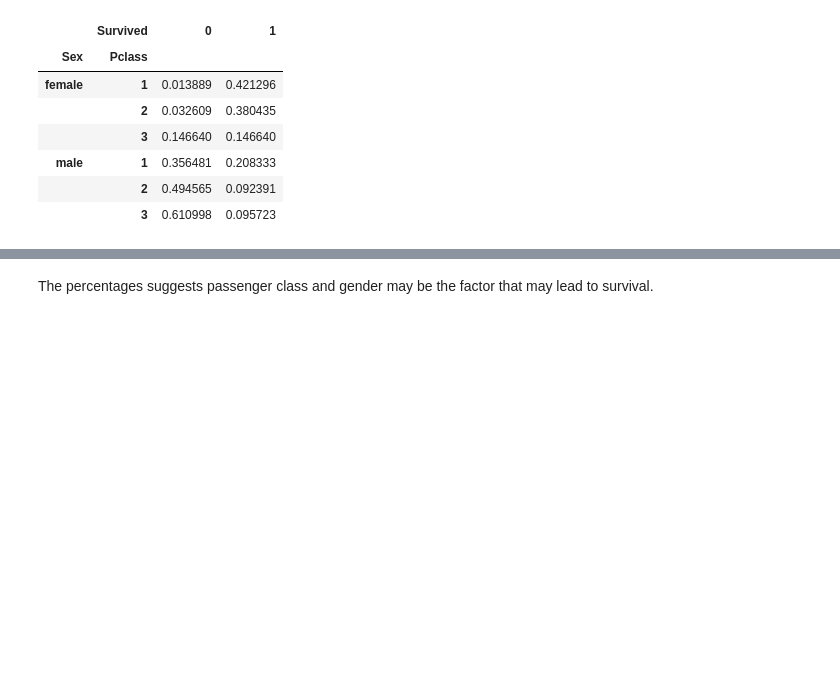
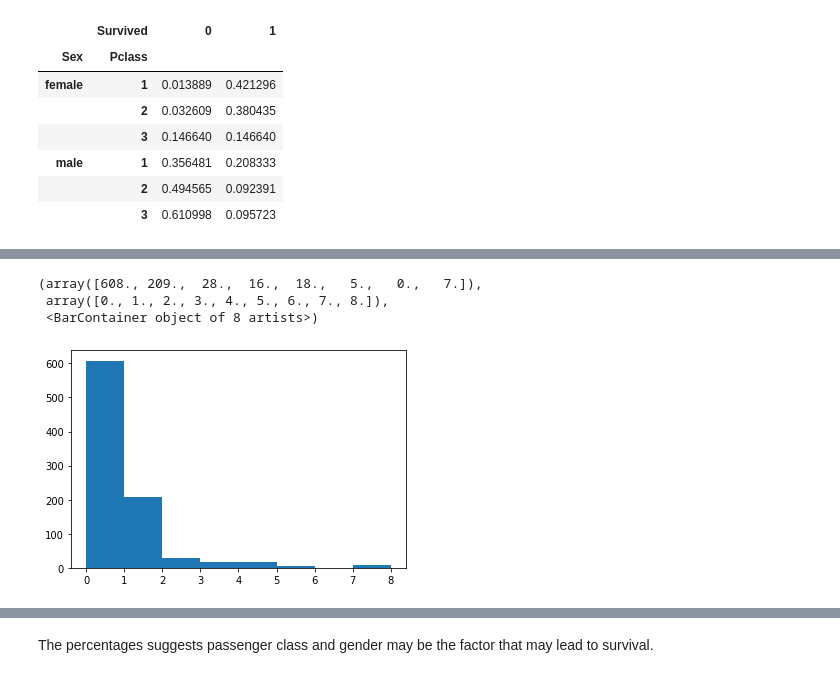
Before and after one commit to patRyserWelch8/KaggleTitanic, a Jupyter notebook: titanic.ipynb, the cells around one changed output, grey strips where cells are left out. Drawn from its saved outputs; the diff is of its cells as text; code cells hidden in the pictures; blank space fills up the shorter version.

```diff
--- a/titanic.ipynb
+++ b/titanic.ipynb
@@ -305,0 +329,7 @@ temp.unstack()
+# %%
+plt.hist(titanic_train.SibSp, bins = 8)
+# %% [output]
+(array([608., 209.,  28.,  16.,  18.,   5.,   0.,   7.]),
+ array([0., 1., 2., 3., 4., 5., 6., 7., 8.]),
+ <BarContainer object of 8 artists>)
+[figure, added]
```
Also changed, not shown: parts of 3 cells of this notebook.
